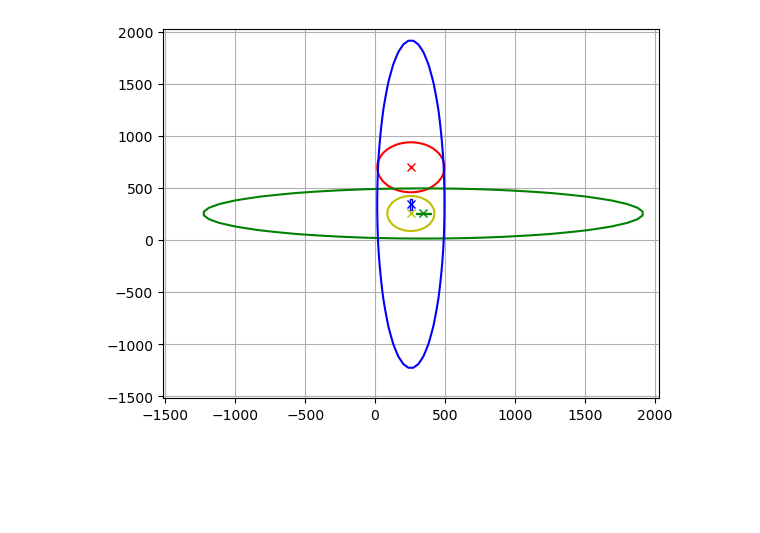
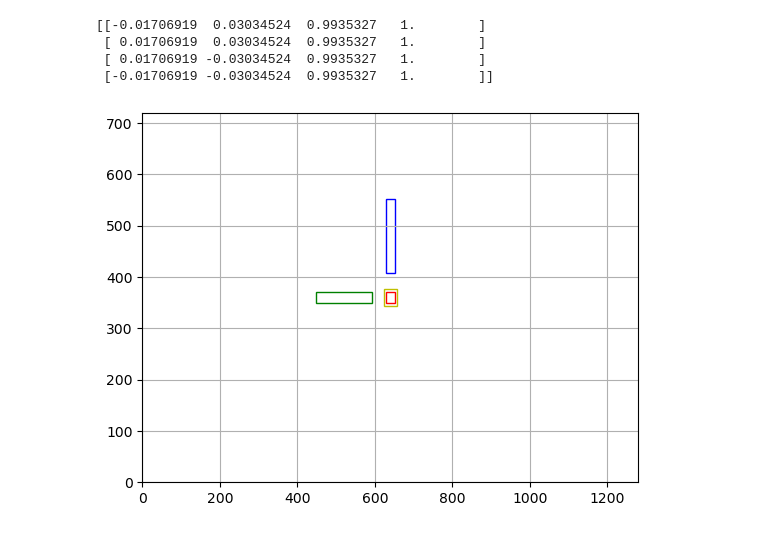
Before and after one commit to thomasantony/splat, a Jupyter notebook: notes/00_Gaussian_Projection.ipynb, the cells around one changed output. Drawn from its saved outputs; the diff is of its cells as text; code cells hidden in the pictures; blank space fills up the shorter version.

Commit message:
First render with demo gaussians!

```diff
--- a/notes/00_Gaussian_Projection.ipynb
+++ b/notes/00_Gaussian_Projection.ipynb
@@ -94,9 +109,15 @@ import util
 
 importlib.reload(util)
 
-camera = util.Camera(512, 512)
+camera = util.Camera(g_height, g_width)
 # print(gaussian_objects[1].cov3D, gaussian_objects[1].pos)
 conics_and_bbs = [gau.get_conic_and_bb(camera) for gau in gaussian_objects]
+print(conics_and_bbs[0][-1])
+# %% [output]
+[[-0.01706919  0.03034524  0.9935327   1.        ]
+ [ 0.01706919  0.03034524  0.9935327   1.        ]
+ [ 0.01706919 -0.03034524  0.9935327   1.        ]
+ [-0.01706919 -0.03034524  0.9935327   1.        ]]
 # %%
 # Plot conic using equation A*x**2 + B*x*y + C*y**2 = 1
 # where A, B, C are the conic parameters
@@ -105,7 +126,7 @@ conics_and_bbs = [gau.get_conic_and_bb(camera) for gau in gaussian_objects]
 
 
 # Get gaussian indices sorted by depth (pos_screen[2])
-indices = np.argsort([pos_cam[2] for conic, _, pos_cam, _ in conics_and_bbs])
+indices = np.argsort([depth for conic, depth, _, _ in conics_and_bbs])
 
 def plot_conics_and_bbs(conics_and_bbs, camera):
     # convert to NDC
@@ -113,59 +134,47 @@ def plot_conics_and_bbs(conics_and_bbs, camera):
     X_cam, Y_cam = np.meshgrid(x_cam, y_cam)
 
     ax = plt.gca()
     colors = ['r', 'g', 'b', 'y', 'm', 'c']
 
-    for i,(conic, bb, pos_cam, coordxy) in enumerate(conics_and_bbs):
+    for i,(conic, depth, coordxy, gl_position) in enumerate(conics_and_bbs):
         if conic is None:
             continue
 
         A, B, C = conic
 
-        # offset by gaussian position and compute F
-        x =  X_cam - pos_cam[0]
-        y =  Y_cam - pos_cam[1]
+        # coordxy is the correct scale to be used with gaussian
+        x_cam = np.linspace(coordxy[0][0], coordxy[1][0], 100)
+        y_cam = np.linspace(coordxy[1][0], coordxy[1][1], 100)
+        X, Y = np.meshgrid(x_cam, y_cam)
+
         # 3-sigma ellipse
-        F = A*x**2 + 2*B*x*y + C*y**2 - 1.0
-
-        projection_matrix = camera.get_projection_matrix()
-
-        XY_cam = np.vstack([x_cam, x_cam, np.ones_like(x_cam)*pos_cam[2], np.ones_like(x_cam)])
-        XY_px = projection_matrix @ XY_cam
-        XY_px = XY_px / XY_px[3]
+        F = A*X**2 + 2*B*X*Y + C*Y**2 - 1.0
+        XY_px = np.vstack([x_cam, y_cam])
         # scale by w and h and offset to convert to pixel coordinates
         XY_px[0] = XY_px[0] * camera.w / 2 + camera.w / 2
         XY_px[1] = -XY_px[1] * camera.h / 2 + camera.h / 2
-
         X_px_flat = XY_px[0]
         Y_px_flat = XY_px[1]
         X_px, Y_px = np.meshgrid(X_px_flat, Y_px_flat)
 
-        pos_screen = camera.cam_to_pixel(pos_cam)
-
         F_val = 0.0
         plt.contour(X_px, Y_px, F, [F_val], colors=colors[i])
 
-        # Put a cross at the gaussian position
-        plt.plot(pos_screen[0], pos_screen[1], 'x', color=colors[i])
+        # Plot a rectangle around the gaussian position based on bb
+        bbox_screen = camera.ndc_to_pixel(gl_position)
 
-        # Plot a rectangle around the gaussian position based on bb
-        # coords_ndc = camera.ndc_to_pixel(coordxy)
-        coords_px = coordxy + pos_screen
-
-        ul = coords_px[0]
-        ur = coords_px[1]
-        lr = coords_px[2]
-        ll = coords_px[3]
-
-        # ax.add_patch(plt.Rectangle((pos_screen[0] - bb_x/2, pos_screen[1] - bb_y/2), bb_x, bb_y, fill=False, color=colors[i]))
+        ul = bbox_screen[0,:2]
+        ur = bbox_screen[1,:2]
+        lr = bbox_screen[2,:2]
+        ll = bbox_screen[3,:2]
         ax.add_patch(plt.Rectangle((ul[0], ul[1]), ur[0] - ul[0], lr[1] - ur[1], fill=False, color=colors[i]))
 
 fig = plt.figure()
 ax = plt.gca()
 plot_conics_and_bbs(conics_and_bbs, camera)
-# plt.xlim([0, camera.w*10.0])
-# plt.ylim([0, camera.h*10.0])
+plt.xlim([0, camera.w])
+plt.ylim([0, camera.h])
 plt.grid(True)
 plt.show()
 # %% [output]
-[figure, old version]
+[figure, new version]
```
Also changed, not shown: parts of 10 cells of this notebook, 2 other files.
